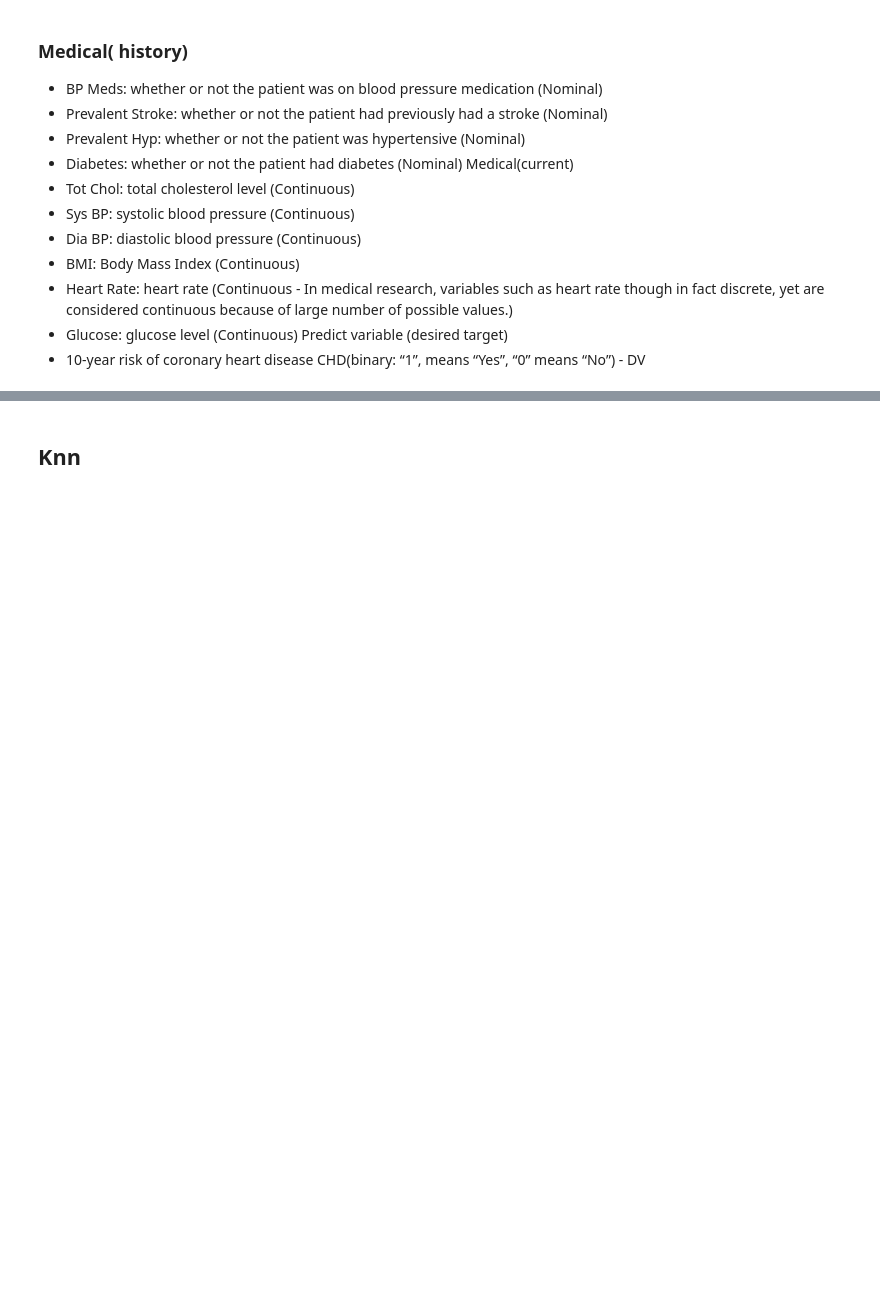
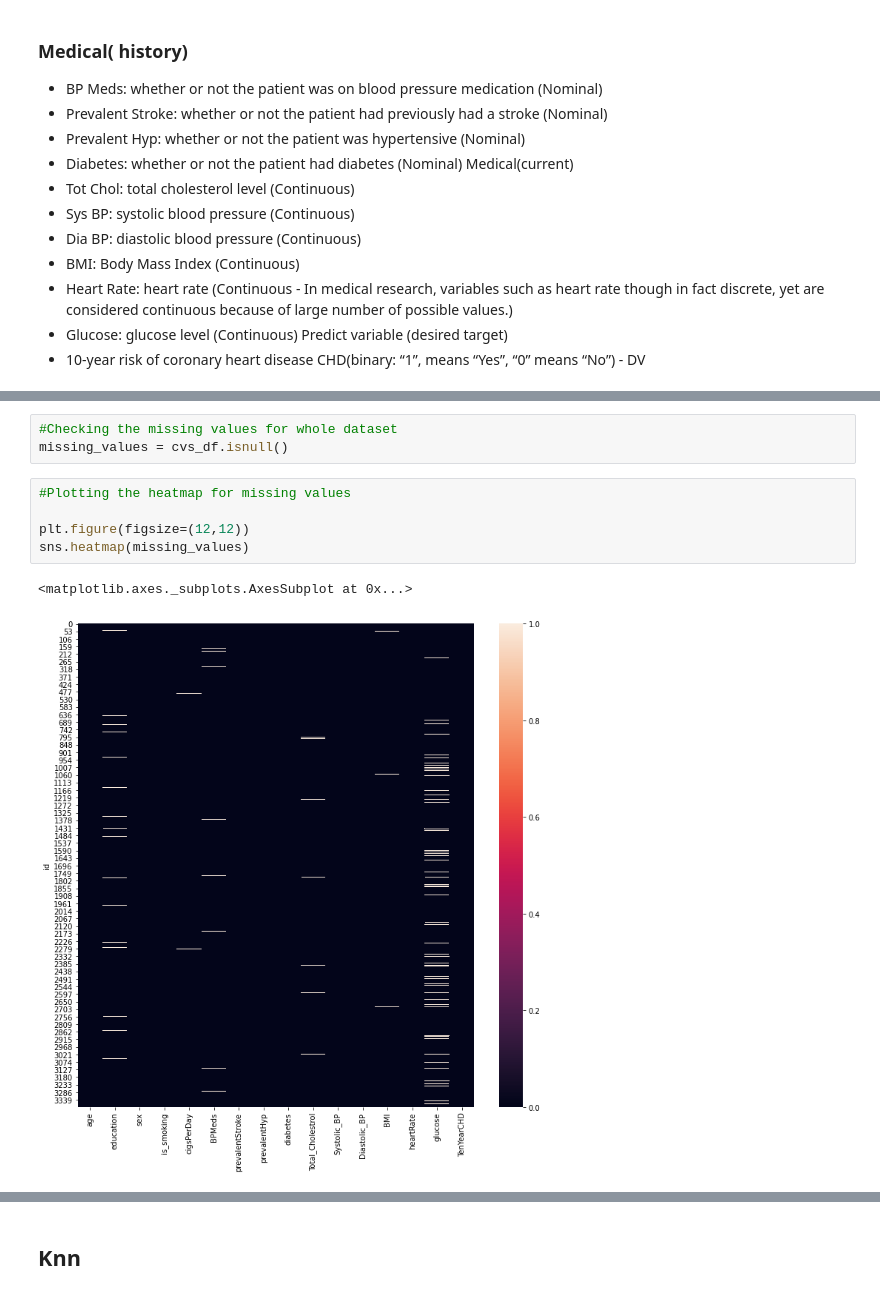
Before and after one commit to ameenattar92/Cardiovascular-Risk-Prediction, a Jupyter notebook: Pradip_Cardiovascular_Risk_Prediction.ipynb, the cells around one changed output, grey strips where cells are left out. Saved outputs shown, nothing was run; the diff lists cells and outputs as text; blank space fills up the shorter version.

```diff
--- a/Pradip_Cardiovascular_Risk_Prediction.ipynb
+++ b/Pradip_Cardiovascular_Risk_Prediction.ipynb
@@ -140,0 +182,11 @@ df.head()
+# %%
+#Checking the missing values for whole dataset
+missing_values = cvs_df.isnull()
+# %%
+#Plotting the heatmap for missing values
+
+plt.figure(figsize=(12,12))
+sns.heatmap(missing_values)
+# %% [output]
+<matplotlib.axes._subplots.AxesSubplot at 0x...>
+[figure, added]
```
Also changed, not shown: parts of 120 cells of this notebook.
